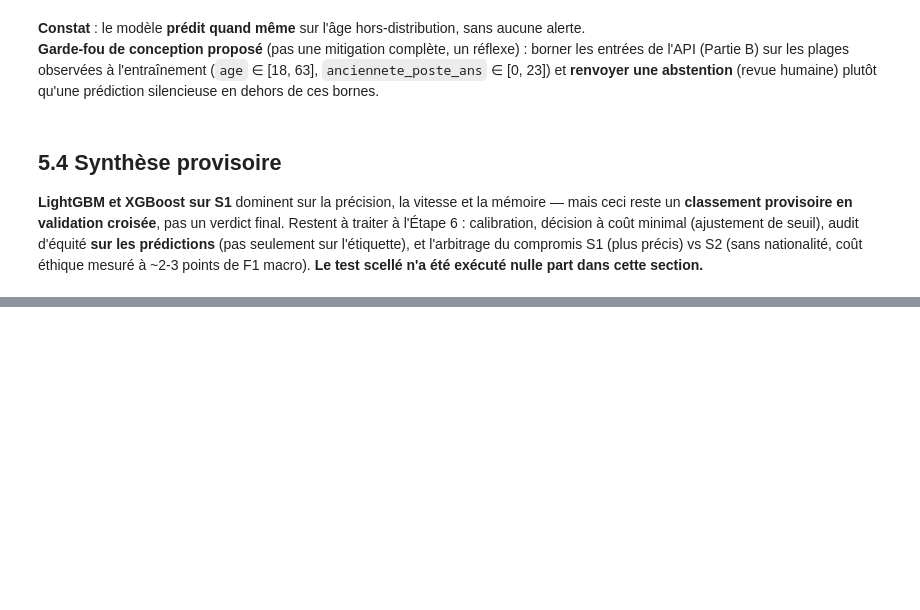
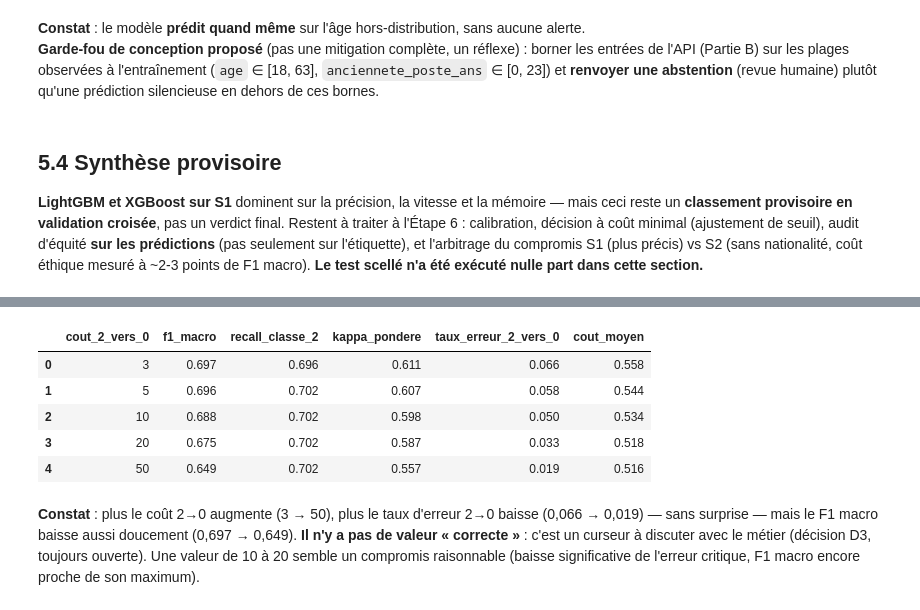
Before and after one commit to A949196/Cas_usage_Certif, a Jupyter notebook: notebook/use_case.ipynb, the cells around one changed output, grey strips where cells are left out. Drawn from its saved outputs; the diff is of its cells as text; code cells hidden in the pictures; blank space fills up the shorter version.

```diff
--- a/notebook/use_case.ipynb
+++ b/notebook/use_case.ipynb
@@ -679,0 +767,19 @@ Prédiction +5% ancienneté : classe 0 (base : 0)
+# %%
+lignes_sensibilite = []
+probas_s1lgbm = probas_oof["S1-lightgbm"]
+for cout_2_vers_0 in [3, 5, 10, 20, 50]:
+    matrice_test = np.array([[0, 1, 2], [2, 0, 1], [cout_2_vers_0, 3, 0]])
+    pred = decision_cout_minimal(probas_s1lgbm, matrice_test)
+    m = evaluer(y_train_arr, pred)
+    lignes_sensibilite.append({"cout_2_vers_0": cout_2_vers_0, **m})
+
+pd.DataFrame(lignes_sensibilite).round(3)
+# %% [output]
+|  | cout_2_vers_0 | f1_macro | recall_classe_2 | kappa_pondere | taux_erreur_2_vers_0 | cout_moyen |
+| 0 | 3 | 0.697 | 0.696 | 0.611 | 0.066 | 0.558 |
+| 1 | 5 | 0.696 | 0.702 | 0.607 | 0.058 | 0.544 |
+| 2 | 10 | 0.688 | 0.702 | 0.598 | 0.050 | 0.534 |
+| 3 | 20 | 0.675 | 0.702 | 0.587 | 0.033 | 0.518 |
+| 4 | 50 | 0.649 | 0.702 | 0.557 | 0.019 | 0.516 |
+# %% [markdown]
+**Constat** : plus le coût 2→0 augmente (3 → 50), plus le taux d'erreur 2→0 baisse (0,066 → 0,019) — sans surprise — mais le F1 macro baisse aussi doucement (0,697 → 0,649). **Il n'y a pas de valeur « correcte »** : c'est un curseur à discuter avec le métier (décision D3, toujours ouverte). Une valeur de 10 à 20 semble un compromis raisonnable (baisse significative de l'erreur critique, F1 macro encore proche de son maximum).
```
Also changed, not shown: parts of 17 cells of this notebook.
